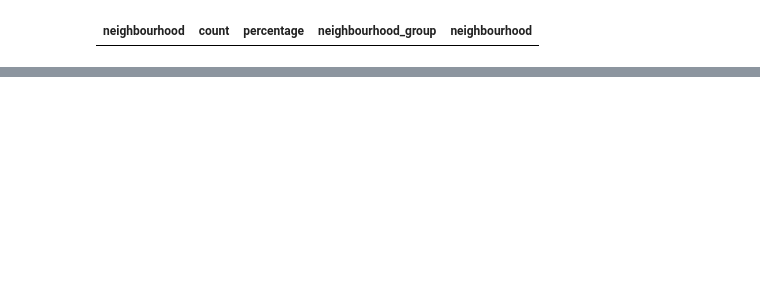
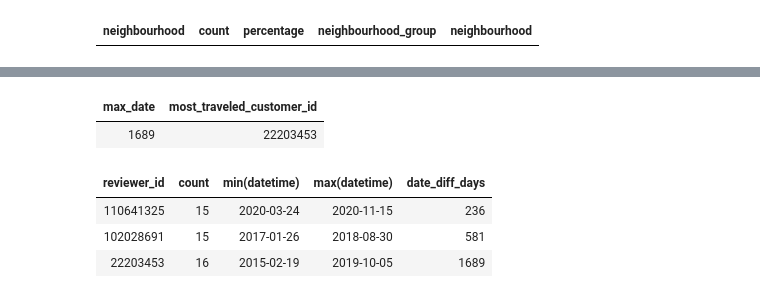
Before and after one commit to alcherniaev/Amazon_S3_databricks, a Jupyter notebook: DE_AWS_S3.ipynb, the cells around one changed output, grey strips where cells are left out. Cells and saved outputs as stored; diff of their text form; code cells hidden in the pictures; blank space fills up the shorter version.

```diff
--- a/DE_AWS_S3.ipynb
+++ b/DE_AWS_S3.ipynb
@@ -335,0 +446,18 @@ df_listing.filter(F.col("neighbourhood") == "Stockholm, Stockholms län, Sweden"
+# %%
+%sql
+with cte as (
+              select max(date_diff_days) as max_date from review_summary
+            )
+
+select max_date, reviewer_id as most_traveled_customer_id from review_summary join cte on cte.max_date = review_summary.date_diff_days
+# %% [output]
+| max_date | most_traveled_customer_id |
+| 1689 | 22203453 |
+# %%
+%sql
+select * from review_summary
+# %% [output]
+| reviewer_id | count | min(datetime) | max(datetime) | date_diff_days |
+| 110641325 | 15 | 2020-03-24 | 2020-11-15 | 236 |
+| 102028691 | 15 | 2017-01-26 | 2018-08-30 | 581 |
+| 22203453 | 16 | 2015-02-19 | 2019-10-05 | 1689 |
```
Also changed, not shown: parts of 22 cells of this notebook.
